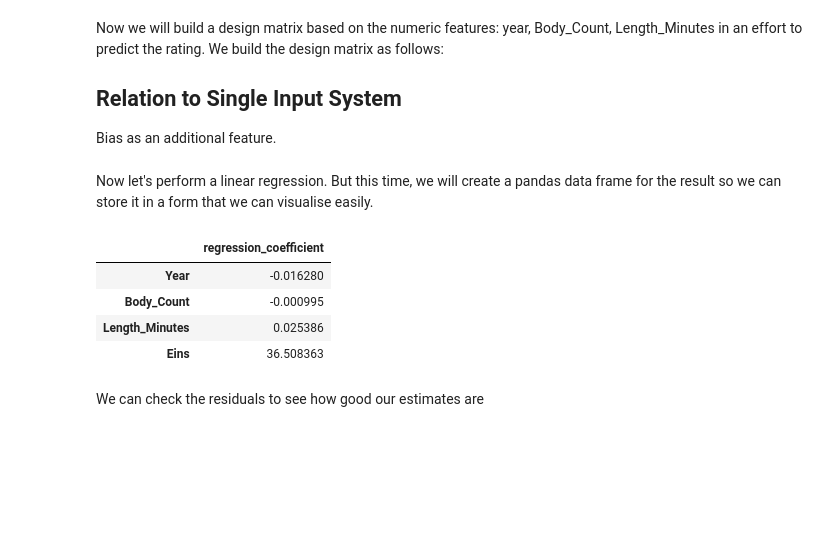
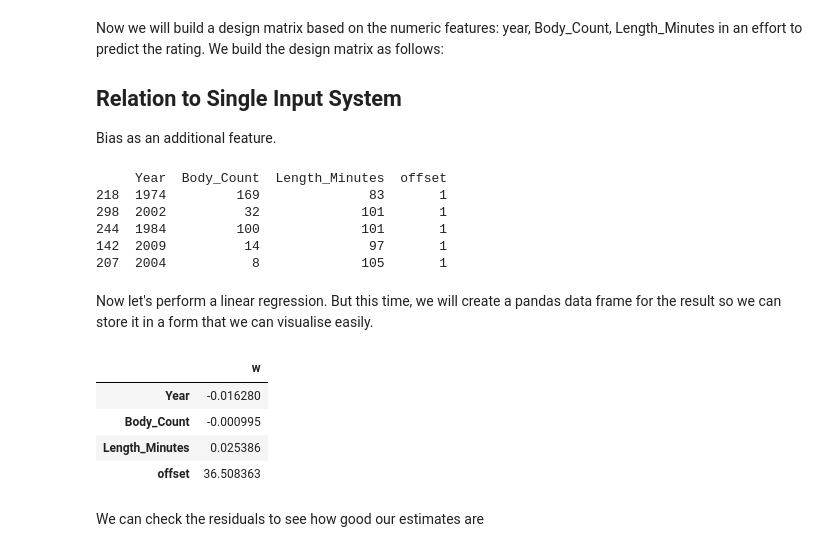
Before and after one commit to deewong7/MLAI, a Jupyter notebook: Labs/Lab 4 - Linear Regression.ipynb, the cells around one changed output. Saved outputs shown, nothing was run; the diff lists cells and outputs as text; code cells hidden in the pictures; blank space fills up the shorter version.

```diff
--- a/Labs/Lab 4 - Linear Regression.ipynb
+++ b/Labs/Lab 4 - Linear Regression.ipynb
@@ -626,22 +829,37 @@ Bias as an additional feature.
 # %%
 select_features = ['Year', 'Body_Count', 'Length_Minutes']
 X = movies.loc[:, select_features]
-X['Eins'] = 1 # add a column for the offset
+X['offset'] = 1 # add a column for the offset
+print(X.sample(5))
 y = movies[['IMDB_Rating']]
+
+
+# print(type(X))
+# print(X.shape)
+# print(type(y))
+# print(y.shape)
+# %% [output]
+     Year  Body_Count  Length_Minutes  offset
+218  1974         169              83       1
+298  2002          32             101       1
+244  1984         100             101       1
+142  2009          14              97       1
+207  2004           8             105       1
 # %% [markdown]
 Now let's perform a linear regression. But this time, we will create a pandas data frame for the result so we can store it in a form that we can visualise easily.
 # %%
 import pandas as pd
 w = pd.DataFrame(data=np.linalg.solve(np.dot(X.T, X), np.dot(X.T, y)),  # solve linear regression here
                  index = X.columns,  # columns of X become rows of w
-                 columns=['regression_coefficient']) # the column of X is the value of regression coefficient
+                #  columns=['regression_coefficient']) # the column of X is the value of regression coefficient
+                 columns=['w']) # the column of X is the value of regression coefficient
 w
 # %% [output]
-|  | regression_coefficient |
+|  | w |
 | Year | -0.016280 |
 | Body_Count | -0.000995 |
 | Length_Minutes | 0.025386 |
-| Eins | 36.508363 |
+| offset | 36.508363 |
 # %% [markdown]
 We can check the residuals to see how good our estimates are
 # %%
```
Also changed, not shown: parts of 56 cells of this notebook, 4 other files.
